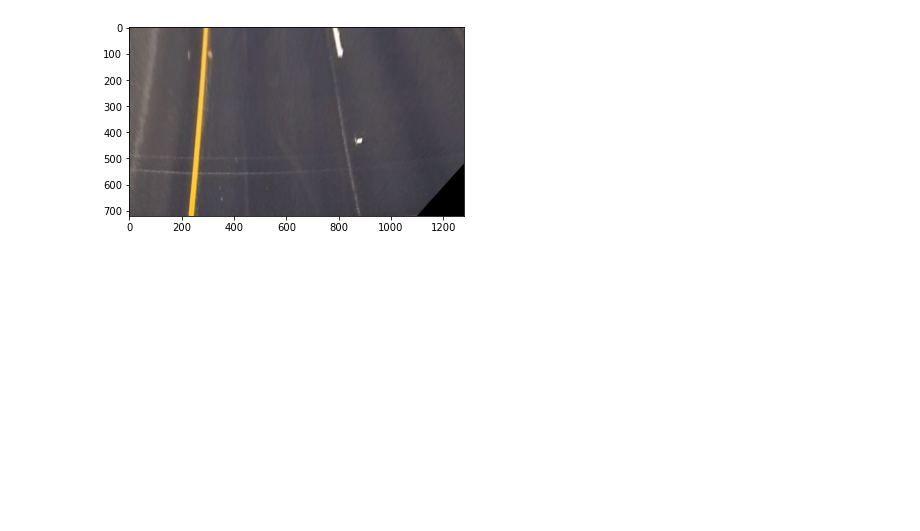
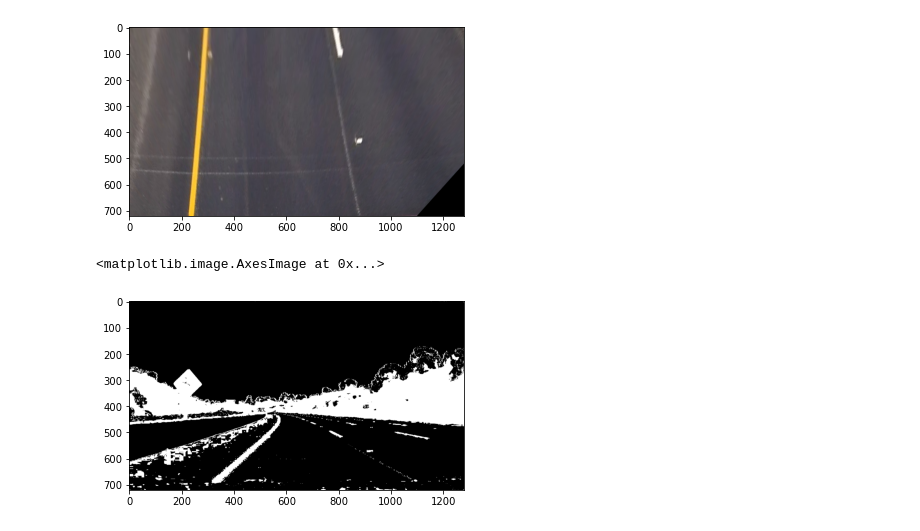
Before and after one commit to Ahmedkhalifa1999/Simple-Perception-Stack-for-Self-Driving-Car, a Jupyter notebook: Pipeline Idea 1.ipynb, the cells around one changed output. Drawn from its saved outputs; the diff is of its cells as text; code cells hidden in the pictures; blank space fills up the shorter version.

```diff
--- a/Pipeline Idea 1.ipynb
+++ b/Pipeline Idea 1.ipynb
@@ -32,5 +30,31 @@ white_mask = (s < 30) & (v > 200)
 yellow_mask = (80 < h) & (h < 120) & (140 < s) & (s < 255) & (100 < v) & (v < 255)
 lane_mask = white_mask | yellow_mask
+# %%
+img = image
+gray_img =cv2.cvtColor(img, cv2.COLOR_BGR2GRAY)
+sobelx = cv2.Sobel(gray_img, cv2.CV_64F, 1, 0)
+abs_sobelx = np.absolute(sobelx)
+scaled_sobel = np.uint8(255*abs_sobelx/np.max(abs_sobelx))
+sx_binary = np.zeros_like(scaled_sobel)
+sx_binary[(scaled_sobel >= 30) & (scaled_sobel <= 255)] = 1
+white_binary = np.zeros_like(gray_img)
+white_binary[(gray_img > 200) & (gray_img <= 255)] = 1
+hls = cv2.cvtColor(img, cv2.COLOR_BGR2HLS)
+H = hls[:,:,0]
+S = hls[:,:,2]
+sat_binary = np.zeros_like(S)
+sat_binary[(S > 255) & (S <= 255)] = 1
+hue_binary =  np.zeros_like(H)
+hue_binary[(H > 10) & (H <= 25)] = 1
+binary_1 = cv2.bitwise_or(sx_binary, white_binary)
+binary_2 = cv2.bitwise_or(hue_binary, sat_binary)
+binary = cv2.bitwise_or(binary_1, binary_2)
+binary_thresh = binary
+out_img = np.dstack((binary_thresh, binary_thresh, binary_thresh))*255
+plt.imshow(out_img, cmap='gray')
+# %% [output]
+<matplotlib.image.AxesImage at 0x...>
+[figure, added]
 # %%
 plt.imshow(lane_mask, cmap = 'gray')
 # %% [output]
```
Also changed, not shown: parts of 5 cells of this notebook.
